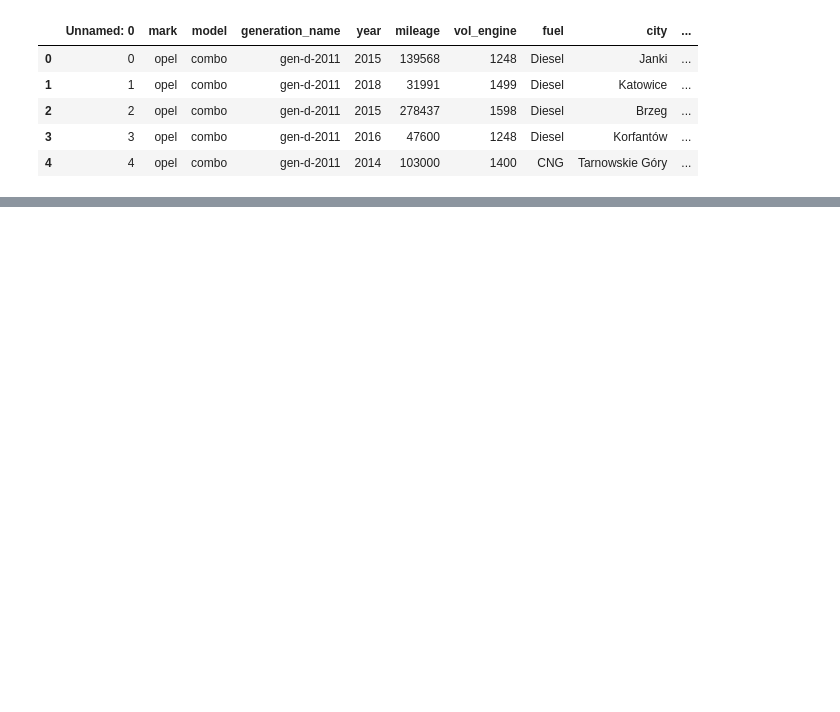
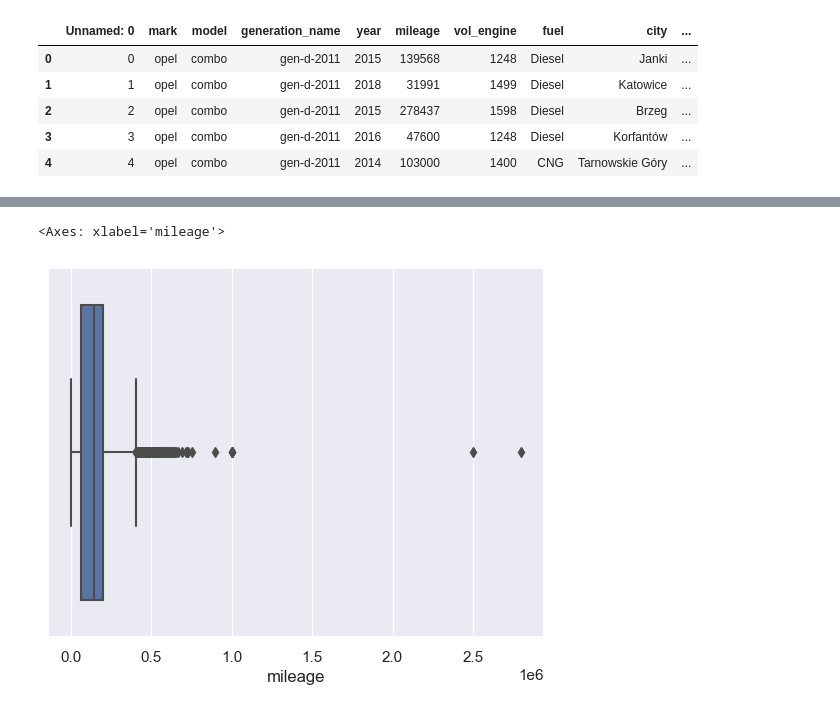
Before and after one commit to adamsiedlecki/ASI_projekt, a Jupyter notebook: analiza_danych.ipynb, the cells around one changed output, grey strips where cells are left out. Cells and saved outputs as stored; diff of their text form; code cells hidden in the pictures; blank space fills up the shorter version.

```diff
--- a/analiza_danych.ipynb
+++ b/analiza_danych.ipynb
@@ -66,0 +110,5 @@ dtype: int64
+# %%
+sns.boxplot(x=df['mileage'])
+# %% [output]
+<Axes: xlabel='mileage'>
+[figure, added]
```
Also changed, not shown: parts of 22 cells of this notebook, 1 other file.
